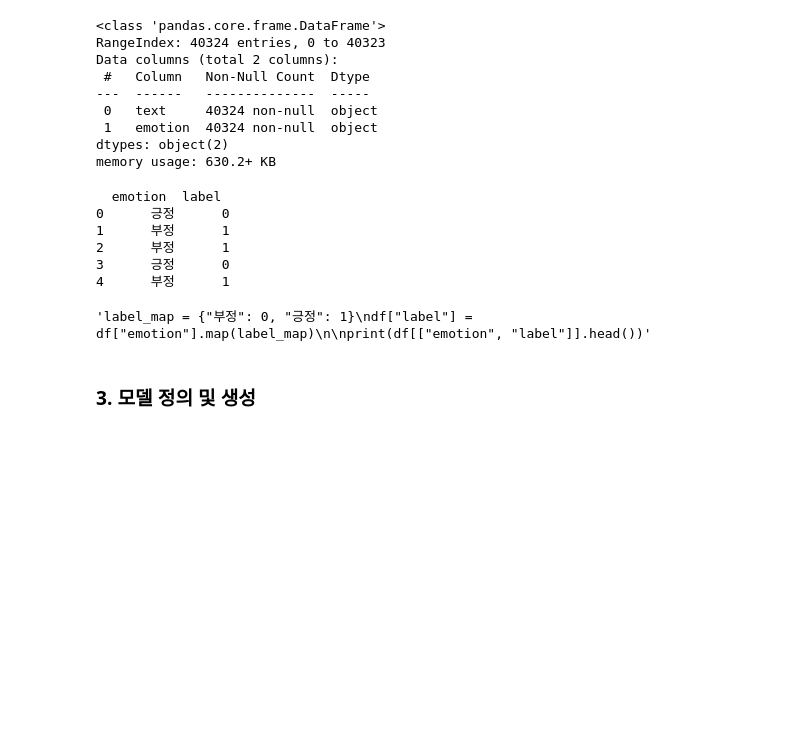
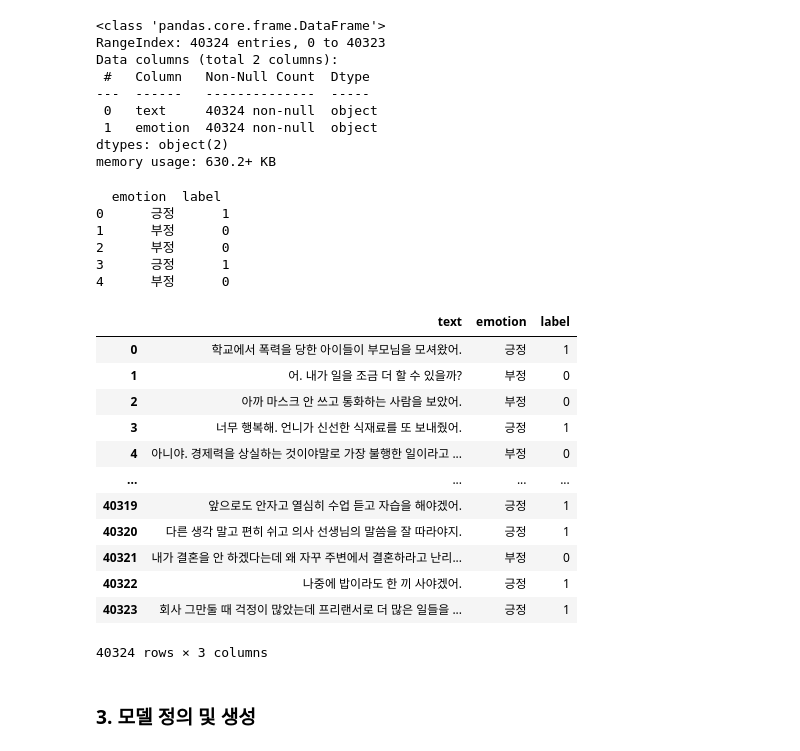
Before and after one commit to samkim7788/Sentiment_Analysis, a Jupyter notebook: practice.ipynb, the cells around one changed output. Saved outputs shown, nothing was run; the diff lists cells and outputs as text; code cells hidden in the pictures; blank space fills up the shorter version.

```diff
--- a/practice.ipynb
+++ b/practice.ipynb
@@ -347,24 +347,33 @@ Data columns (total 2 columns):
 dtypes: object(2)
 memory usage: 630.2+ KB
 # %%
-label_map = {"부정": 1, "긍정": 0}
+label_map = {"부정": 0, "긍정": 1}
 df["label"] = df["emotion"].map(label_map)
 
 print(df[["emotion", "label"]].head())
 # %% [output]
   emotion  label
-0      긍정      0
-1      부정      1
-2      부정      1
-3      긍정      0
-4      부정      1
+0      긍정      1
+1      부정      0
+2      부정      0
+3      긍정      1
+4      부정      0
-# %%
-"""label_map = {"부정": 0, "긍정": 1}
-df["label"] = df["emotion"].map(label_map)
-
-print(df[["emotion", "label"]].head())"""
-# %% [output]
-'label_map = {"부정": 0, "긍정": 1}\ndf["label"] = df["emotion"].map(label_map)\n\nprint(df[["emotion", "label"]].head())'
+# %%
+df
+# %% [output]
+|  | text | emotion | label |
+| 0 | 학교에서 폭력을 당한 아이들이 부모님을 모셔왔어. | 긍정 | 1 |
+| 1 | 어. 내가 일을 조금 더 할 수 있을까? | 부정 | 0 |
+| 2 | 아까 마스크 안 쓰고 통화하는 사람을 보았어. | 부정 | 0 |
+| 3 | 너무 행복해. 언니가 신선한 식재료를 또 보내줬어. | 긍정 | 1 |
+| 4 | 아니야. 경제력을 상실하는 것이야말로 가장 불행한 일이라고 ... | 부정 | 0 |
+| ... | ... | ... | ... |
+| 40319 | 앞으로도 안자고 열심히 수업 듣고 자습을 해야겠어. | 긍정 | 1 |
+| 40320 | 다른 생각 말고 편히 쉬고 의사 선생님의 말씀을 잘 따라야지. | 긍정 | 1 |
+| 40321 | 내가 결혼을 안 하겠다는데 왜 자꾸 주변에서 결혼하라고 난리... | 부정 | 0 |
+| 40322 | 나중에 밥이라도 한 끼 사야겠어. | 긍정 | 1 |
+| 40323 | 회사 그만둘 때 걱정이 많았는데 프리랜서로 더 많은 일들을 ... | 긍정 | 1 |
+40324 rows × 3 columns
 # %%
 import pandas as pd
 import torch
```
Also changed, not shown: parts of 3 cells of this notebook.
